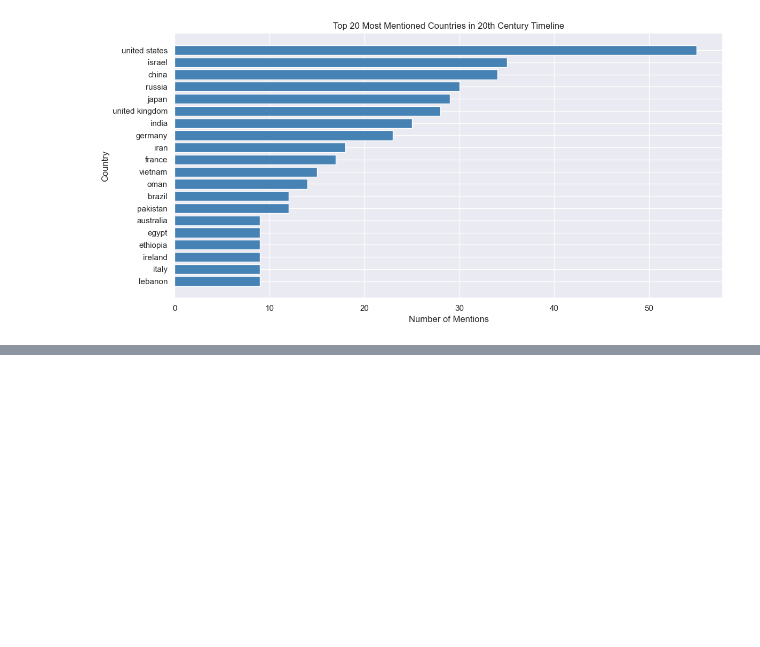
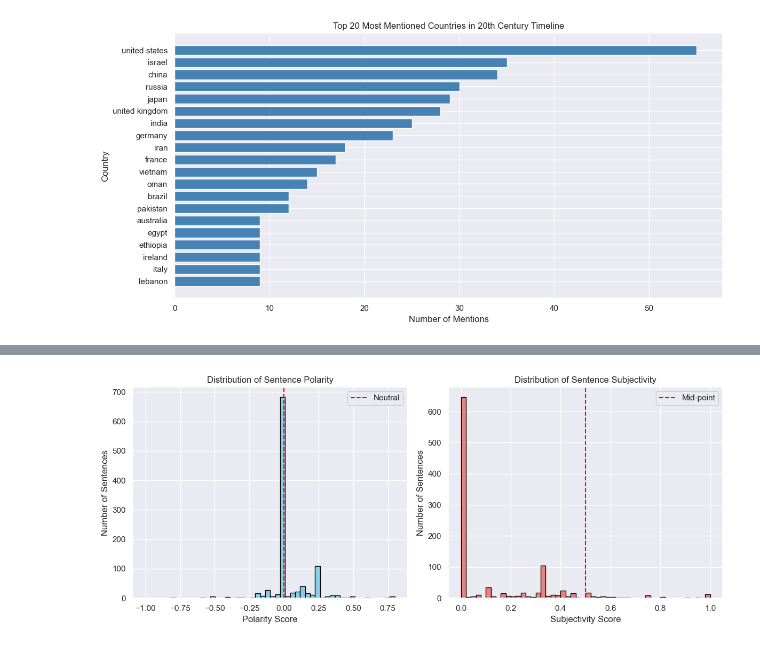
Before and after one commit to pm-ssingh/20th-century-project, a Jupyter notebook: 20th_century_text_mining.ipynb, the cells around one changed output, grey strips where cells are left out. Saved outputs shown, nothing was run; the diff lists cells and outputs as text; code cells hidden in the pictures; blank space fills up the shorter version.

Commit message:
Add bonus: Sentiment Analysis

```diff
--- a/20th_century_text_mining.ipynb
+++ b/20th_century_text_mining.ipynb
@@ -248,3 +248,15 @@ plt.show()
 8            iran        18
 9          france        17
 [figure]
+# %%
+# Analyze sentiment of the entire text
+blob = TextBlob(data)
+sentiment = blob.sentiment
+
+print("Overall Text Sentiment Analysis:")
+print(f"Polarity: {sentiment.polarity}")
+print(f"Subjectivity: {sentiment.subjectivity}")
+print()
+print("Interpretation:")
+print(f"Polarity ranges from -1 (negative) to +1 (positive)")
+print(f"Subjectivity ranges from 0 (objective) to 1 (subjective)")
@@ -250,0 +315,24 @@ plt.show()
+# %%
+# Plot polarity distribution
+plt.figure(figsize=(12, 5))
+
+plt.subplot(1, 2, 1)
+plt.hist(df_sentiment['polarity'], bins=50, color='skyblue', edgecolor='black')
+plt.xlabel('Polarity Score')
+plt.ylabel('Number of Sentences')
+plt.title('Distribution of Sentence Polarity')
+plt.axvline(x=0, color='red', linestyle='--', label='Neutral')
+plt.legend()
+
+plt.subplot(1, 2, 2)
+plt.hist(df_sentiment['subjectivity'], bins=50, color='lightcoral', edgecolor='black')
+plt.xlabel('Subjectivity Score')
+plt.ylabel('Number of Sentences')
+plt.title('Distribution of Sentence Subjectivity')
+plt.axvline(x=0.5, color='red', linestyle='--', label='Mid-point')
+plt.legend()
+
+plt.tight_layout()
+plt.show()
+# %% [output]
+[figure, added]
```
Also changed, not shown: parts of 3 cells of this notebook.
